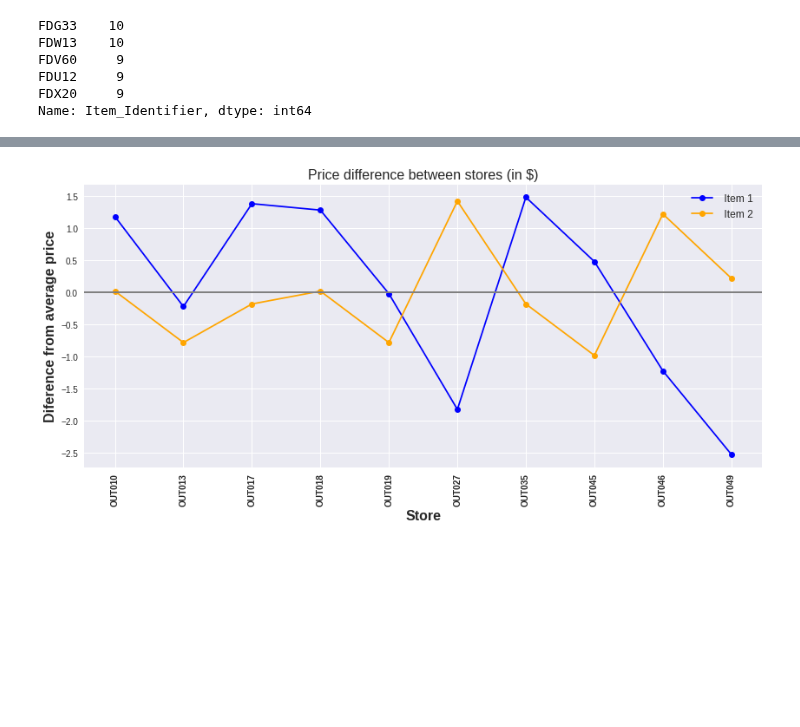
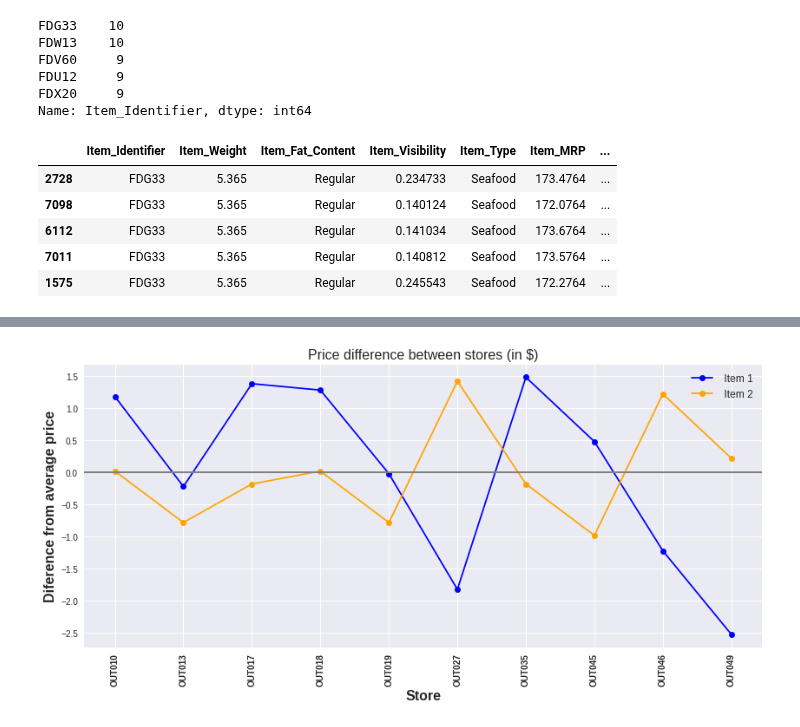
Before and after one commit to paulapipkin/sales_predictions, a Jupyter notebook: Sales_Prediciton.ipynb, the cells around one changed output, grey strips where cells are left out. Drawn from its saved outputs; the diff is of its cells as text; code cells hidden in the pictures; blank space fills up the shorter version.

```diff
--- a/Sales_Prediciton.ipynb
+++ b/Sales_Prediciton.ipynb
@@ -515,3 +515,12 @@ Name: Item_Identifier, dtype: int64
 # %%
 top1_FDG33 = df.loc[df['Item_Identifier'] == 'FDG33',:].sort_values(by='Outlet_Identifier')
 top2_FDW13 = df.loc[df['Item_Identifier'] == 'FDW13',:].sort_values(by='Outlet_Identifier')
+# %%
+top1_FDG33.head()
+# %% [output]
+|  | Item_Identifier | Item_Weight | Item_Fat_Content | Item_Visibility | Item_Type | Item_MRP | ... |
+| 2728 | FDG33 | 5.365 | Regular | 0.234733 | Seafood | 173.4764 | ... |
+| 7098 | FDG33 | 5.365 | Regular | 0.140124 | Seafood | 172.0764 | ... |
+| 6112 | FDG33 | 5.365 | Regular | 0.141034 | Seafood | 173.6764 | ... |
+| 7011 | FDG33 | 5.365 | Regular | 0.140812 | Seafood | 173.5764 | ... |
+| 1575 | FDG33 | 5.365 | Regular | 0.245543 | Seafood | 172.2764 | ... |
```
Also changed, not shown: parts of 2 cells of this notebook.
